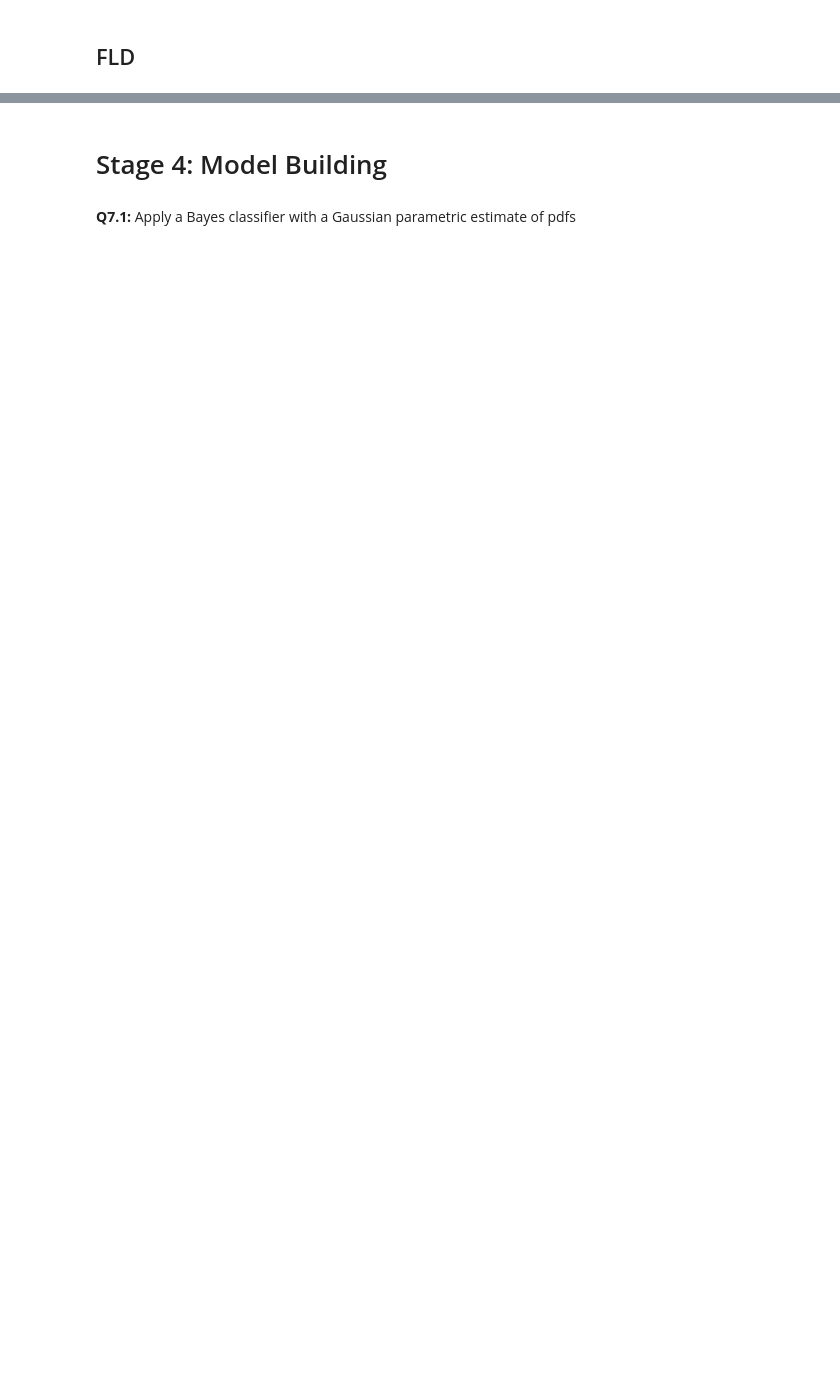
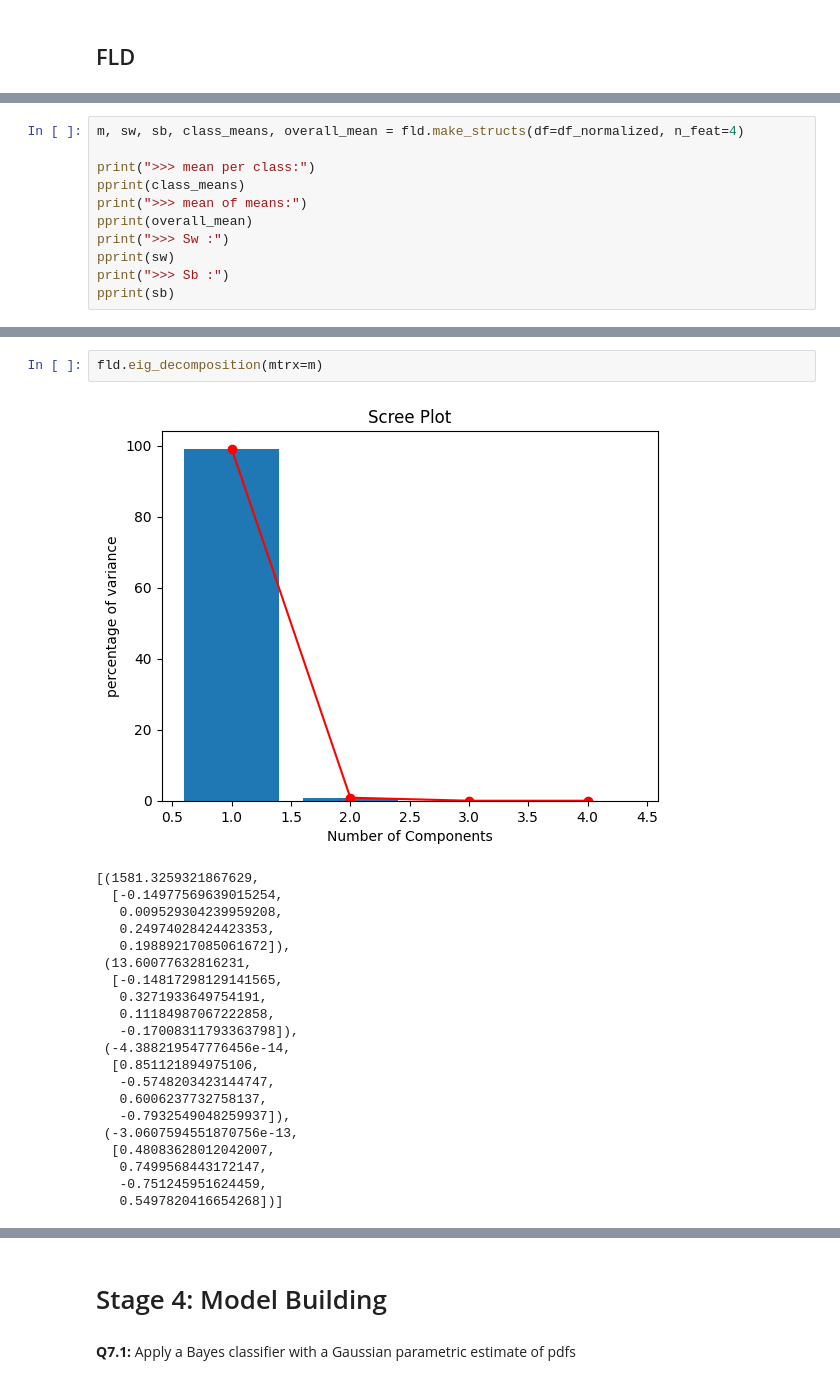
Before and after one commit to thisisel/pattern-recognition, a Jupyter notebook: mini_proj2/mini_proj2.ipynb, the cells around one changed output, grey strips where cells are left out. Cells and saved outputs as stored; diff of their text form; blank space fills up the shorter version.

```diff
--- a/mini_proj2/mini_proj2.ipynb
+++ b/mini_proj2/mini_proj2.ipynb
@@ -284,0 +259,11 @@ array([[ 4.87747942, -2.26087963,  7.77611425,  8.2596142 ],
+# %%
+m, sw, sb, class_means, overall_mean = fld.make_structs(df=df_normalized, n_feat=4)
+
+print(">>> mean per class:")
+pprint(class_means)
+print(">>> mean of means:")
+pprint(overall_mean)
+print(">>> Sw :")
+pprint(sw)
+print(">>> Sb :")
+pprint(sb)
@@ -285 +288,25 @@ array([[ 4.87747942, -2.26087963,  7.77611425,  8.2596142 ],
+# %%
+fld.eig_decomposition(mtrx=m)
+# %% [output]
+[figure, added]
+[(1581.3259321867629,
+  [-0.14977569639015254,
+   0.009529304239959208,
+   0.24974028424423353,
+   0.19889217085061672]),
+ (13.60077632816231,
+  [-0.14817298129141565,
+   0.3271933649754191,
+   0.11184987067222858,
+   -0.17008311793363798]),
+ (-4.388219547776456e-14,
+  [0.851121894975106,
+   -0.5748203423144747,
+   0.6006237732758137,
+   -0.7932549048259937]),
+ (-3.0607594551870756e-13,
+  [0.48083628012042007,
+   0.7499568443172147,
+   -0.751245951624459,
+   0.5497820416654268])]
 # %%
```
Also changed, not shown: parts of 32 cells of this notebook.
